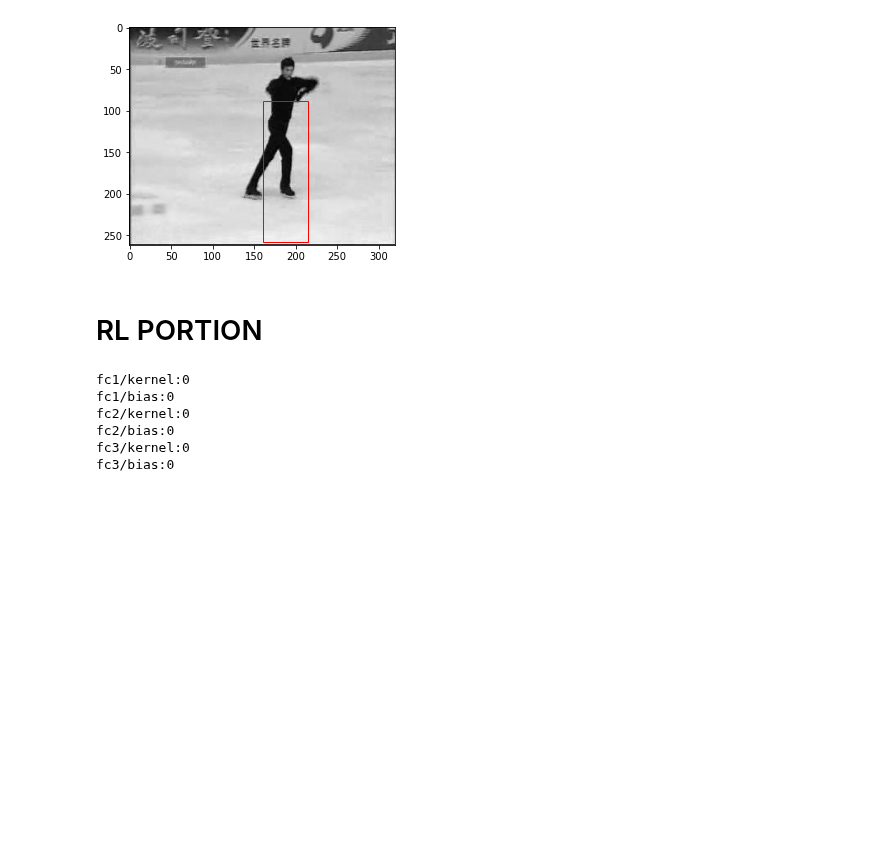
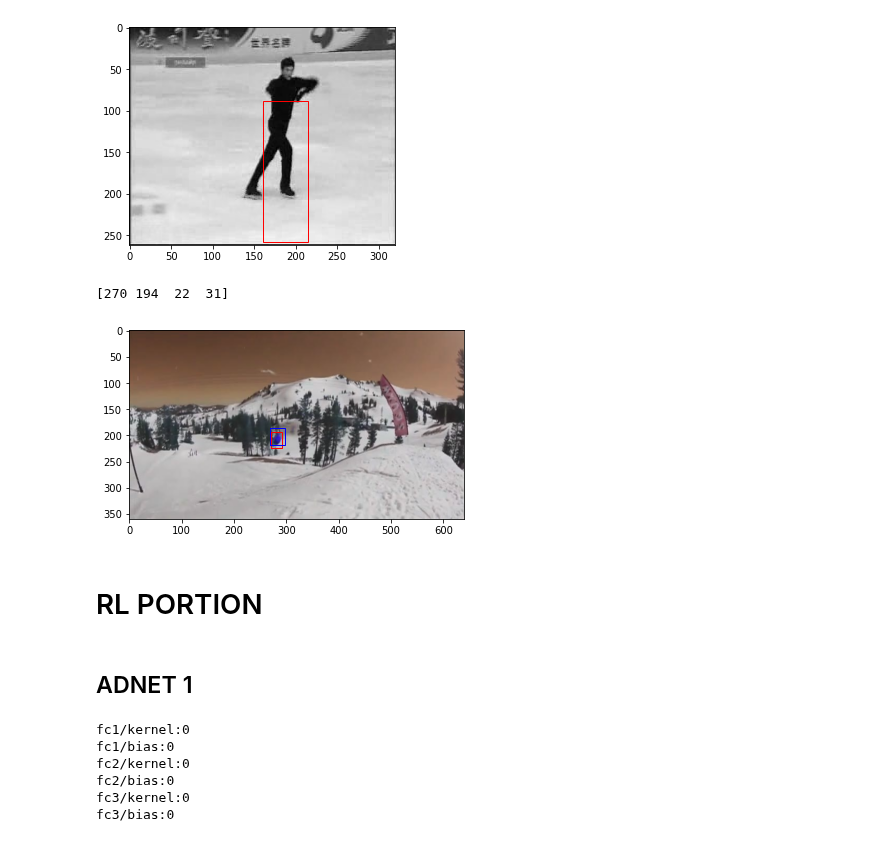
Before and after one commit to da2985/e6885-adnet, a Jupyter notebook: reinforce.ipynb, the cells around one changed output. Drawn from its saved outputs; the diff is of its cells as text; code cells hidden in the pictures; blank space fills up the shorter version.

```diff
--- a/reinforce.ipynb
+++ b/reinforce.ipynb
@@ -226,6 +288,24 @@ def plotNpImageBBox(img: np.array, bbox: np.array) -> np.array:
   plt.imshow(img)
   return bbox
 
+def plotNpImageBBoxes(img: np.array, src_bbox: np.array, target_bbox: np.array,
+                      pred_bbox: np.array) -> np.array:
+  '''
+  Plots the bounding boxes on an image and returns the bounding box
+  '''
+  fig, ax = plt.subplots()
+  x1, y1, w1, h1 = src_bbox
+  x2, y2, w2, h2 = target_bbox
+  x3, y3, w3, h3 = pred_bbox
+  rect1 = patches.Rectangle((x1, y1), w1, h1, linewidth=1, edgecolor='b', facecolor='none')
+  rect2 = patches.Rectangle((x2, y2), w2, h2, linewidth=1, edgecolor='r', facecolor='none')
+  rect3 = patches.Rectangle((x3, y3), w3, h3, linewidth=1, edgecolor='g', facecolor='none')
+  ax.add_patch(rect1)
+  ax.add_patch(rect2)
+  ax.add_patch(rect3)
+  plt.imshow(img)
+  return bbox
+
 def plotImageBBox(img: str, bbox: np.array) -> np.array:
   '''
   Plots the bounding box on an image (from given filepath) and returns the
@@ -390,6 +471,20 @@ Down-shifted bounding box
 [figure]
 [figure]
 [figure]
+# %%
+
+# Update this with the appropriate dataset
+TEST_IMAGE_PATH = "adnet_datasets/OTB/Skiing/img/0047.jpg"
+TEST_BBOX = get_ground_truths("adnet_datasets/OTB/Skiing/groundtruth_rect.txt")[46]
+TEST_IMAGE = cv2.imread(TEST_IMAGE_PATH)
+
+# Update the following two vars
+src_bbox = np.array([269, 185, 29, 33])
+pred_bbox = np.array([269, 185, 29, 33])
+print(plotNpImageBBoxes(TEST_IMAGE, TEST_BBOX, my_bbox))
+# %% [output]
+[270 194  22  31]
+[figure, added]
 # %% [markdown]
 # RL PORTION
 # %%
@@ -404,4 +499,6 @@ Down-shifted bounding box
 # # 1b) load the ground truth
 # GROUND_TRUTH = "{0}/groundtruth_rect.txt".format(DATASET_PATH)
 # gt = get_ground_truths(GROUND_TRUTH)
+# %% [markdown]
+## ADNET 1
 # %%
```
Also changed, not shown: parts of 16 cells of this notebook.
